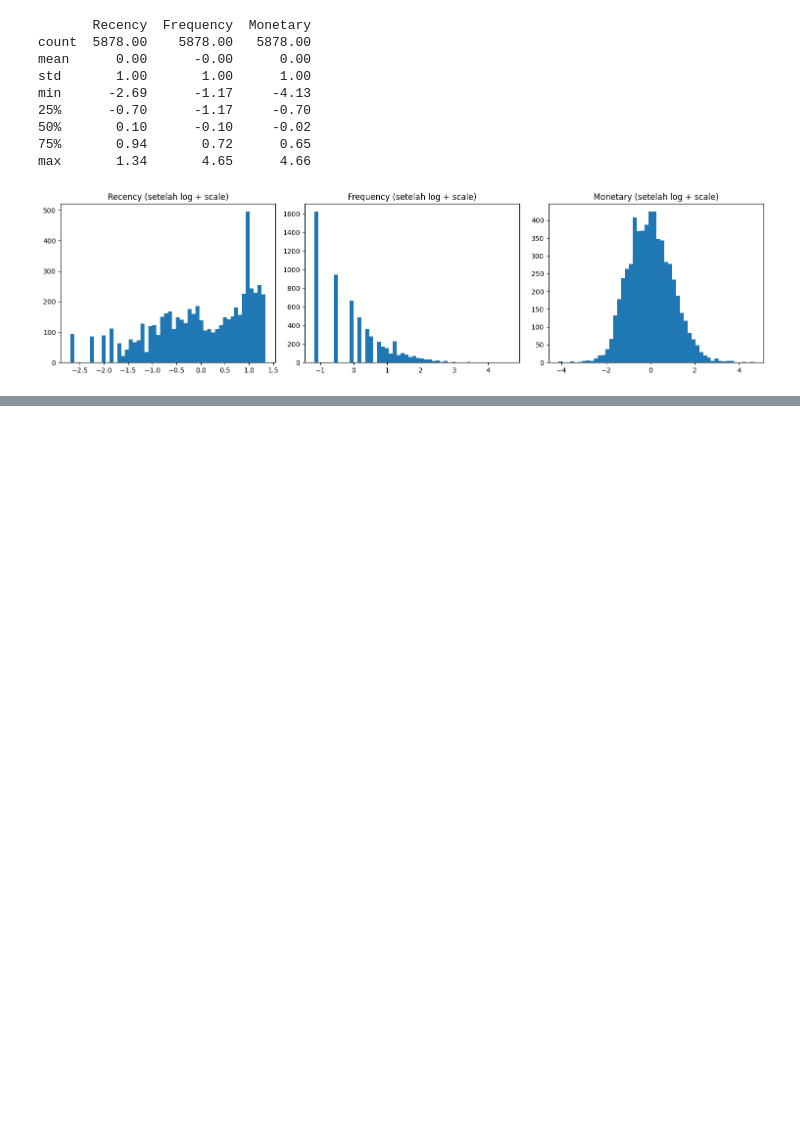
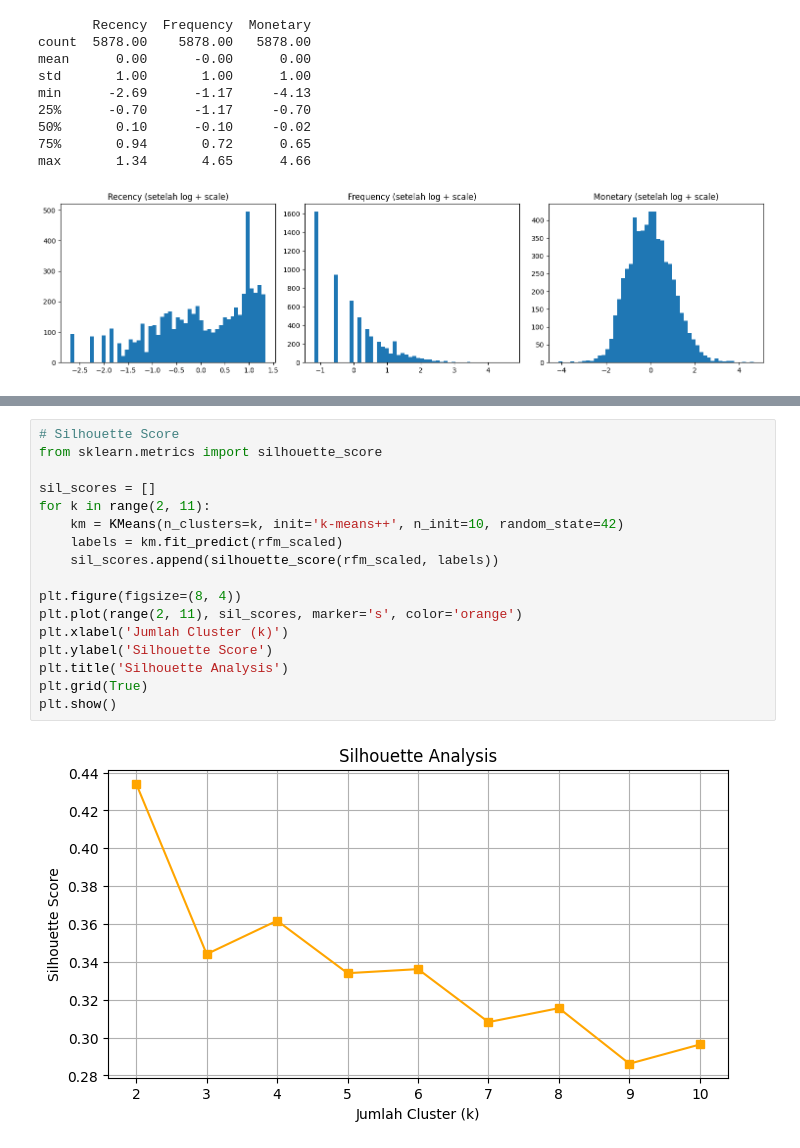
Before and after one commit to Naitkomahli/Customer-Segmentation-use-RFM-Analysis-with-K-Means-Clustering, a Jupyter notebook: model.ipynb, the cells around one changed output, grey strips where cells are left out. Saved outputs shown, nothing was run; the diff lists cells and outputs as text; blank space fills up the shorter version.

```diff
--- a/model.ipynb
+++ b/model.ipynb
@@ -253,0 +270,19 @@ max       1.34       4.65      4.66
+# %%
+# Silhouette Score
+from sklearn.metrics import silhouette_score
+
+sil_scores = []
+for k in range(2, 11):
+    km = KMeans(n_clusters=k, init='k-means++', n_init=10, random_state=42)
+    labels = km.fit_predict(rfm_scaled)
+    sil_scores.append(silhouette_score(rfm_scaled, labels))
+
+plt.figure(figsize=(8, 4))
+plt.plot(range(2, 11), sil_scores, marker='s', color='orange')
+plt.xlabel('Jumlah Cluster (k)')
+plt.ylabel('Silhouette Score')
+plt.title('Silhouette Analysis')
+plt.grid(True)
+plt.show()
+# %% [output]
+[figure, added]
```
Also changed, not shown: parts of 4 cells of this notebook.
